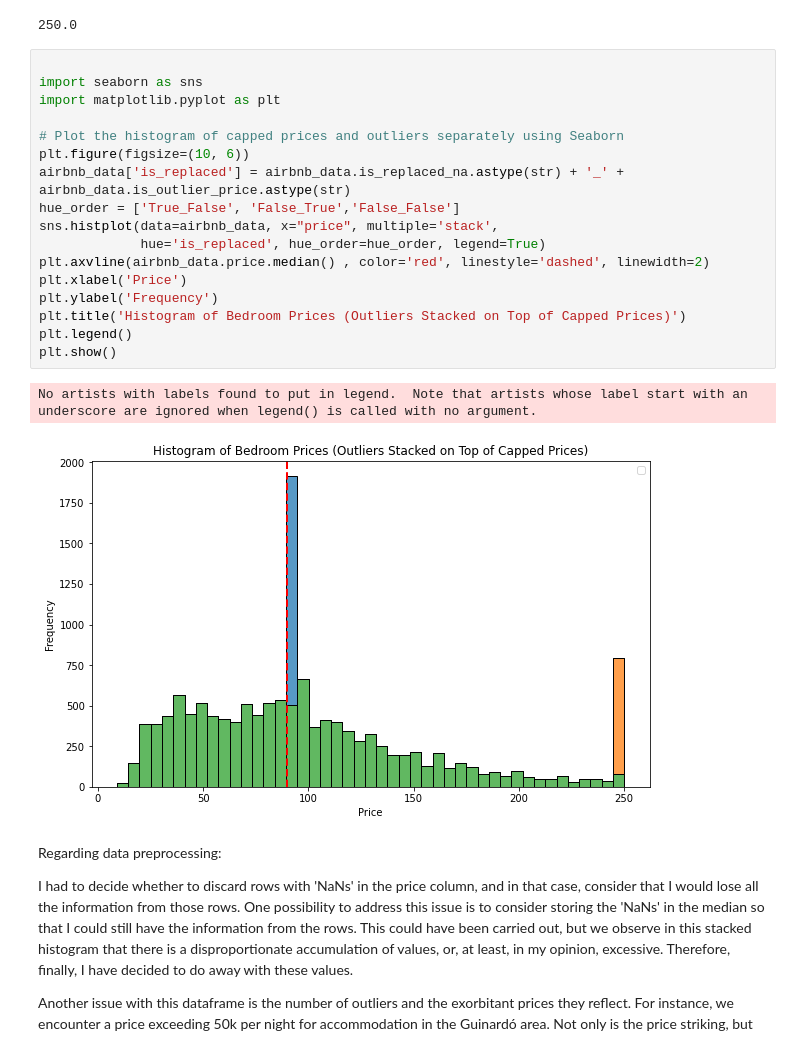
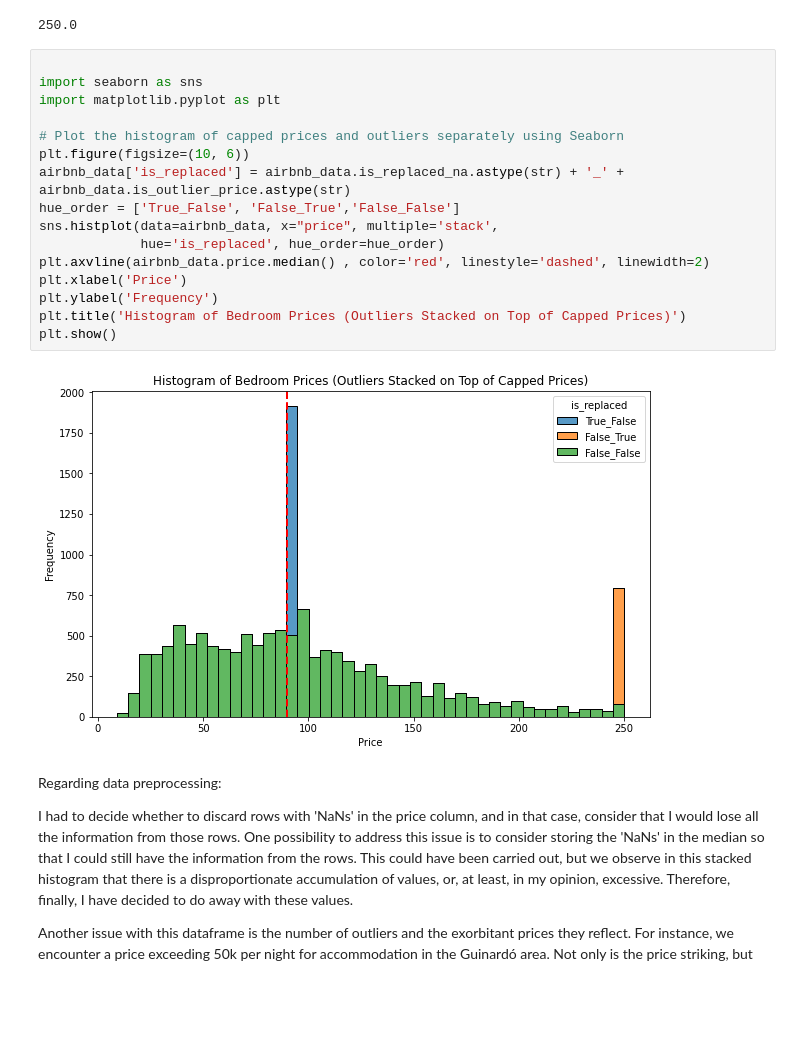
Before and after one commit to lsabe1/milestone3, a Jupyter notebook: milestone_3.ipynb, the cells around one changed output. Saved outputs shown, nothing was run; the diff lists cells and outputs as text; blank space fills up the shorter version.

```diff
--- a/milestone_3.ipynb
+++ b/milestone_3.ipynb
@@ -45,23 +45,21 @@ print(upper_bound)
 # %%
 
 import seaborn as sns
 import matplotlib.pyplot as plt
 
 # Plot the histogram of capped prices and outliers separately using Seaborn
 plt.figure(figsize=(10, 6))
 airbnb_data['is_replaced'] = airbnb_data.is_replaced_na.astype(str) + '_' + airbnb_data.is_outlier_price.astype(str)
 hue_order = ['True_False', 'False_True','False_False']
 sns.histplot(data=airbnb_data, x="price", multiple='stack',
-             hue='is_replaced', hue_order=hue_order, legend=True)
+             hue='is_replaced', hue_order=hue_order)
 plt.axvline(airbnb_data.price.median() , color='red', linestyle='dashed', linewidth=2)
 plt.xlabel('Price')
 plt.ylabel('Frequency')
 plt.title('Histogram of Bedroom Prices (Outliers Stacked on Top of Capped Prices)')
-plt.legend()
 plt.show()
 # %% [output]
-No artists with labels found to put in legend.  Note that artists whose label start with an underscore are ignored when legend() is called with no argument.
-[figure, old version]
+[figure, new version]
 # %% [markdown]
 Regarding data preprocessing:
 
```
Also changed, not shown: parts of 14 cells of this notebook.
